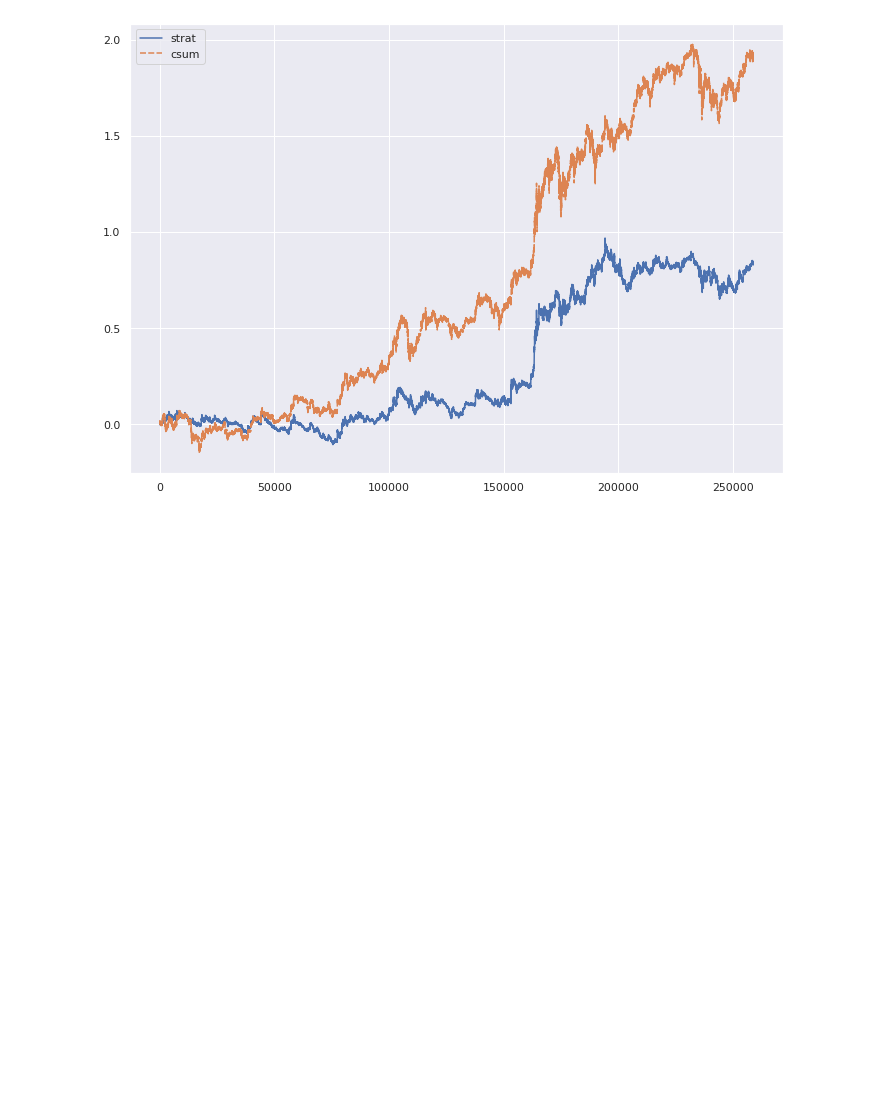
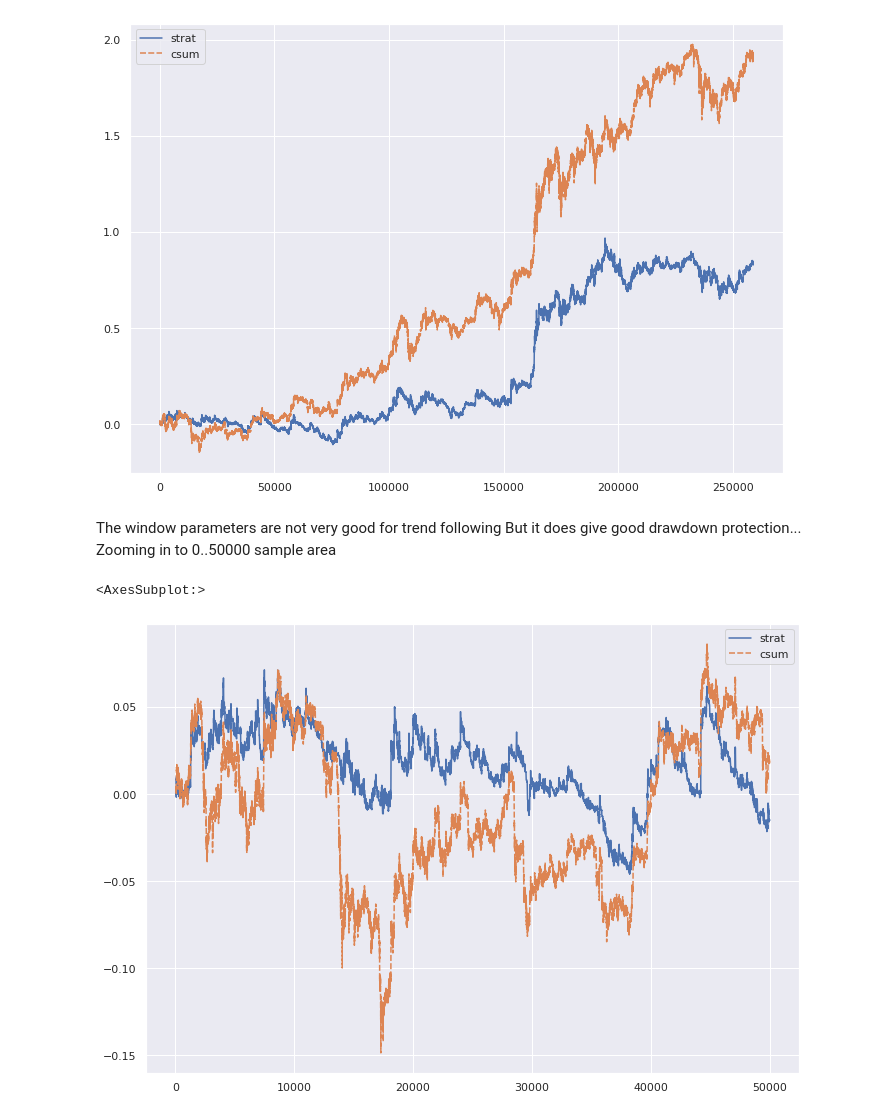
Before and after one commit to ianleggett/tsmom, a Jupyter notebook: tsmom-prod.ipynb, the cells around one changed output. Saved outputs shown, nothing was run; the diff lists cells and outputs as text; code cells hidden in the pictures; blank space fills up the shorter version.

```diff
--- a/tsmom-prod.ipynb
+++ b/tsmom-prod.ipynb
@@ -64,3 +68,12 @@ sns.lineplot(data=[df.strat.cumsum(),df.csum])
 # %% [output]
 <AxesSubplot:>
 [figure]
+# %% [markdown]
+The window parameters are not very good for trend following
+But it does give good drawdown protection... Zooming in to 0..50000 sample area
+# %%
+df = doStrat(eth.copy()[:50000],1000,50)
+sns.lineplot(data=[df.strat.cumsum(),df.csum])
+# %% [output]
+<AxesSubplot:>
+[figure, added]
```
Also changed, not shown: parts of 2 cells of this notebook.
